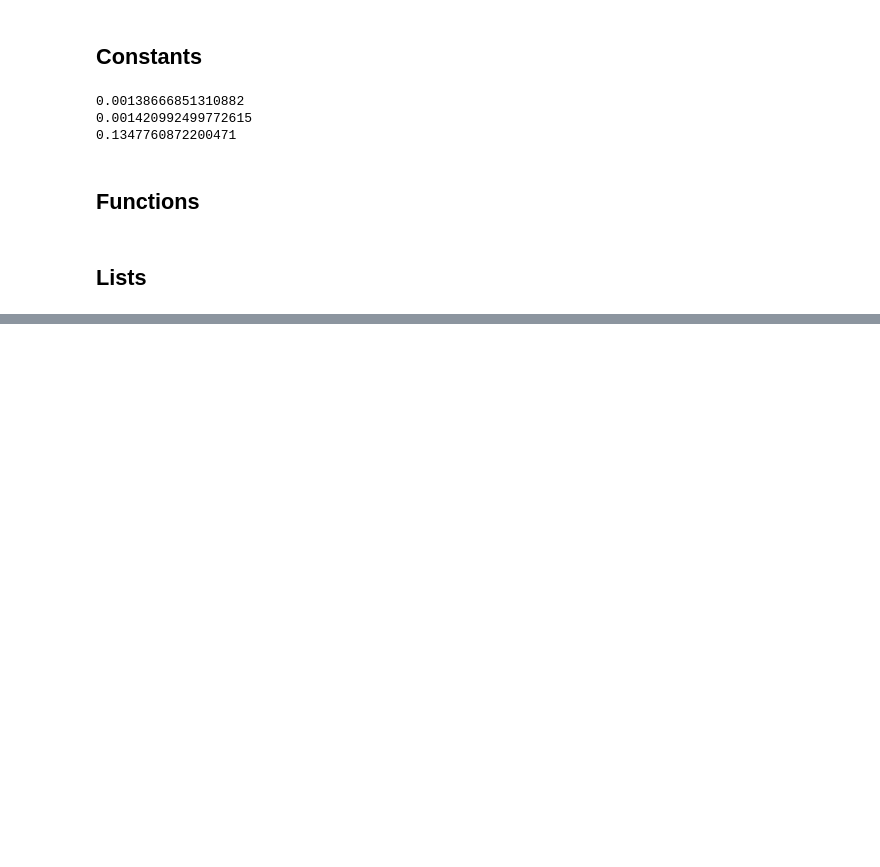
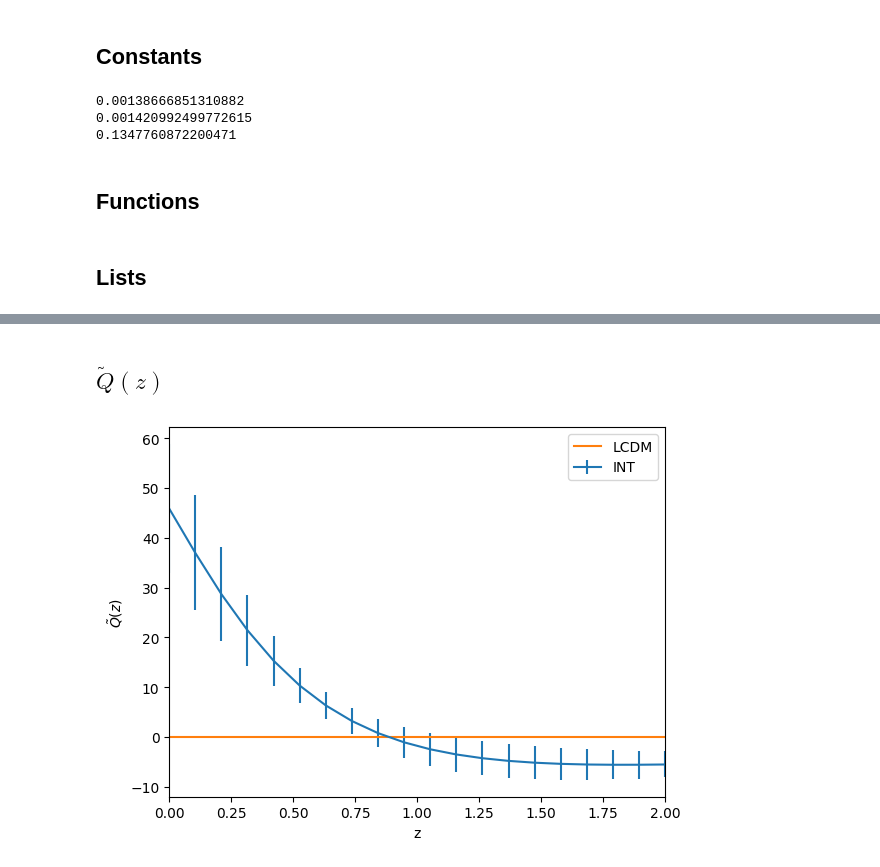
Before and after one commit to Diismas19/dark-degeneracy, a Jupyter notebook: coding/plots.ipynb, the cells around one changed output, grey strips where cells are left out. Saved outputs shown, nothing was run; the diff lists cells and outputs as text; code cells hidden in the pictures; blank space fills up the shorter version.

```diff
--- a/coding/plots.ipynb
+++ b/coding/plots.ipynb
@@ -209,0 +249,19 @@ Diferença entre os Sigma8: 3.358812479259399e-07
+# %% [markdown]
+## $\tilde{Q}(z)$
+# %%
+q_tilde_values=[]
+
+for i in range(len(w0_int)):
+    q_tilde_values.append(q_tilde(z, w0_int[i], wa_int[i]))
+
+q_tilde_std=np.std(q_tilde_values,axis=0)
+
+plt.errorbar(z,q_tilde(z,w0_int_bestfit,wa_int_bestfit),yerr=q_tilde_std,label='INT')
+plt.plot(z,q_tilde(z,-1,0),label='LCDM')
+plt.xlabel('z')
+plt.ylabel(r'$\tilde{Q}(z)$')
+plt.xlim(0,2)
+plt.legend()
+plt.savefig('tilde_q.pdf')
+# %% [output]
+[figure, added]
```
Also changed, not shown: parts of 15 cells of this notebook, 9 other files.
